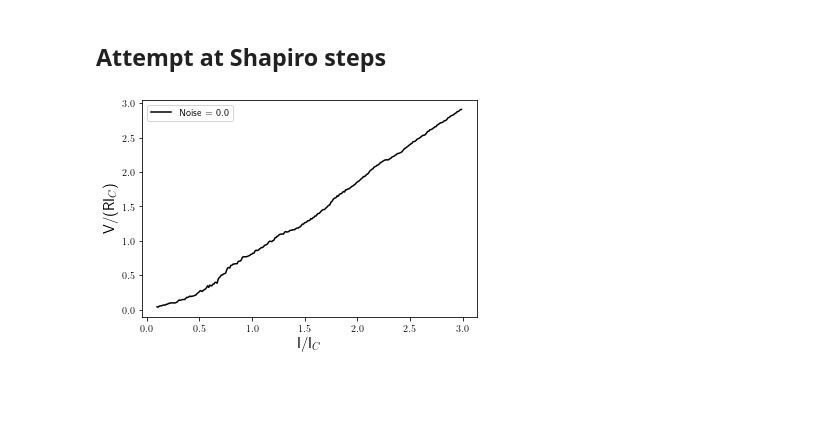
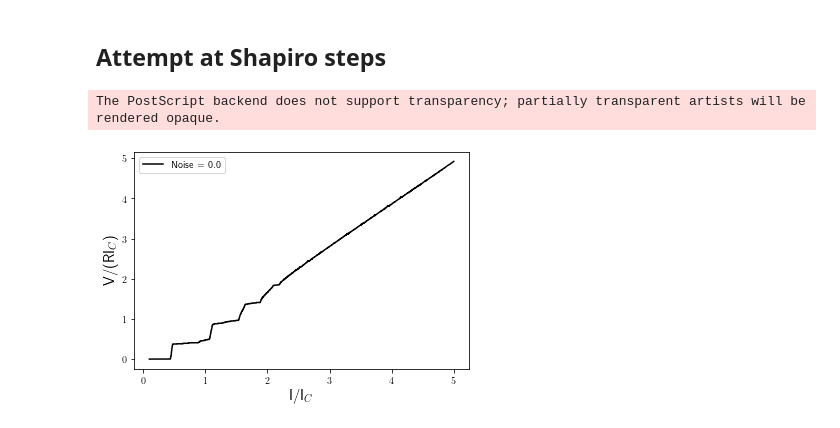
Before and after one commit to surelynottrue/P452-code, a Jupyter notebook: P452-termpaper.ipynb, the cells around one changed output. Cells and saved outputs as stored; diff of their text form; code cells hidden in the pictures; blank space fills up the shorter version.

Commit message:
Shapiro

```diff
--- a/P452-termpaper.ipynb
+++ b/P452-termpaper.ipynb
@@ -135,8 +135,8 @@ for Q in [1]:
 # %%
 # Setting the current sweep
 
-start, stop = 0.1, 3.0
-step = 1e-2
+start, stop = 0.1, 5.0
+step = 1e-3
 cycle = np.arange(start, stop, step)
 # cycle = np.concatenate((np.arange(start, stop, step), np.flip(np.arange(start, stop, step))))
 # %%
@@ -154,7 +154,7 @@ def junction(t, y, paramlist, vsave, noisy=False, noiselevel=0.01):
         vsave.append(dg)
         return np.array(dg)
 # %%
-for Q in [1]:
+for Q in [1e-3]:
     noiselist = [0.0]
     if Q == 1: noiselist = [0.0]
 
@@ -162,38 +162,40 @@ for Q in [1]:
 
     for noise in noiselist:
         Ic0 = 1.0
-        Imw = 2.0
-        wmw = 1e15
+        Imw = 1.0
+        wmw = 0.9e30
         tend = numpoints = 1e3
         if Q<1: tend = 1/Q**2
         tlist = np.linspace(0, tend, int(numpoints))
         vlist = []; ilist = []
         start = [1.0, 2.0]
 
         for alp in cycle:
             I = Ic0*alp
             paramlist = [I, Ic0, Q, Imw, wmw]
             vtau = []
             d = DiffEq(lambda t, y, p : junction(t, y, p, vsave=vtau, noisy=bool(noise), noiselevel=noise), tlist, list(start), paramlist)
             y = d.runge_kutta()
 
             start = y[-1]
             v = np.average(vtau)
             vlist.append(v)
             ilist.append(I)
             try:
                 if (Q<1) and ilist[-2]==ilist[-1]:
                     vlist.pop()
                     ilist.pop()
                     break
             except(IndexError):
                 pass
         plt.plot(np.array(ilist)/(Ic0), np.array(vlist)/(Q*Ic0), label=f"Noise = {noise}", c="black", linestyle=styles[noiselist.index(noise)])
     plt.xlabel(r"I/I$_C$")
     plt.ylabel(r"V/(RI$_C$)")
     plt.legend()
-    plt.show()
-    # plt.savefig(f"Q_{Q}var.eps")
+    # plt.show()
+    plt.savefig(f"shapiro.eps")
+    plt.savefig(f"shapiro.png")
     # plt.clf()
 # %% [output]
+The PostScript backend does not support transparency; partially transparent artists will be rendered opaque.
-[figure, old version]
+[figure, new version]
```
Also changed, not shown: 2 other files.
